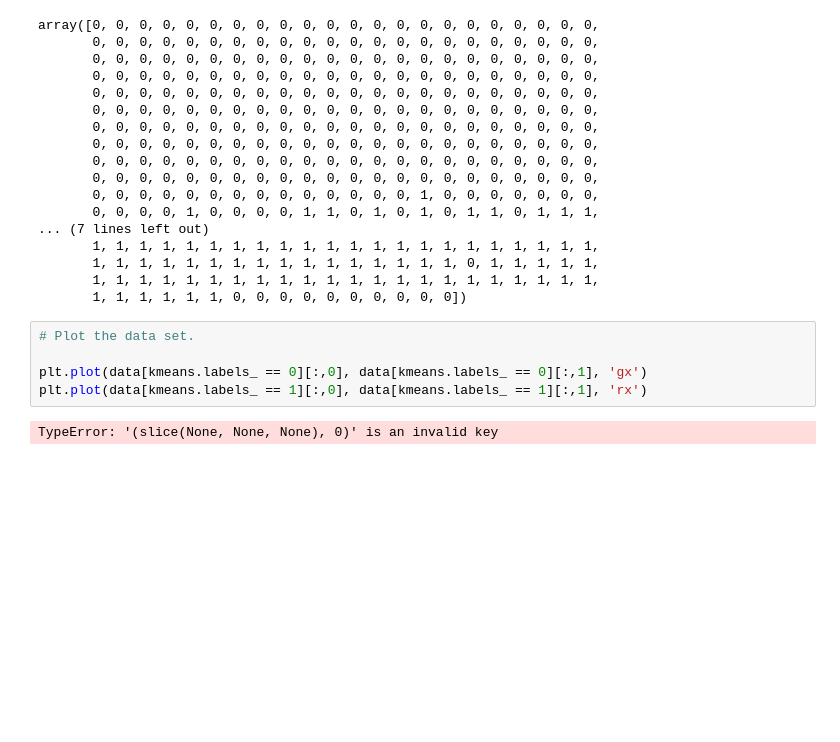
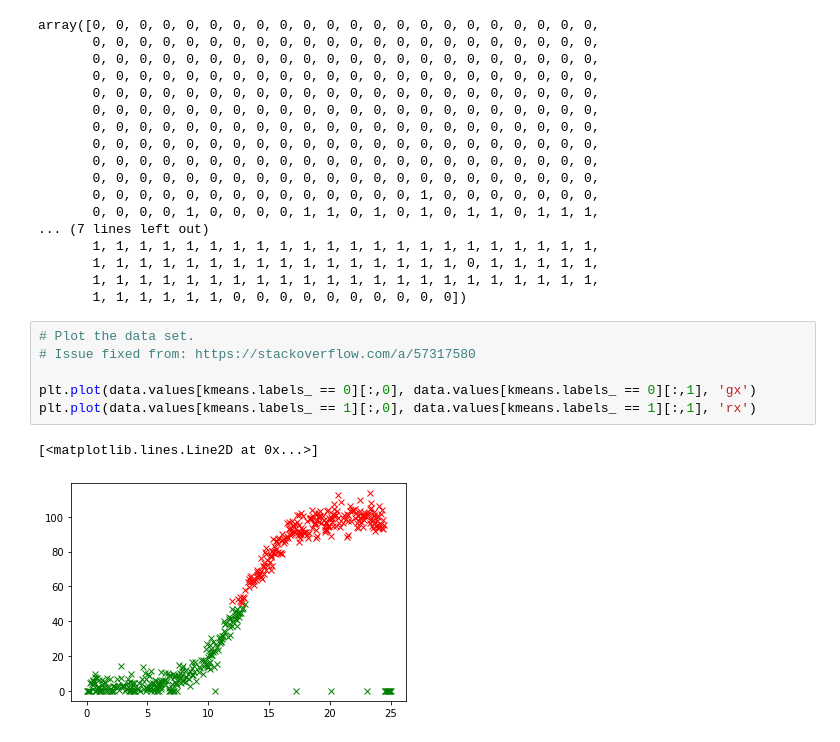
Before and after one commit to amacuga/mls-project-2020, a Jupyter notebook: Project.ipynb, the cells around one changed output. Drawn from its saved outputs; the diff is of its cells as text; blank space fills up the shorter version.

```diff
--- a/Project.ipynb
+++ b/Project.ipynb
@@ -80,8 +92,10 @@ array([0, 0, 0, 0, 0, 0, 0, 0, 0, 0, 0, 0, 0, 0, 0, 0, 0, 0, 0, 0, 0, 0,
        1, 1, 1, 1, 1, 1, 0, 0, 0, 0, 0, 0, 0, 0, 0, 0])
 # %%
 # Plot the data set.
+# Issue fixed from: https://stackoverflow.com/a/57317580
 
-plt.plot(data[kmeans.labels_ == 0][:,0], data[kmeans.labels_ == 0][:,1], 'gx')
-plt.plot(data[kmeans.labels_ == 1][:,0], data[kmeans.labels_ == 1][:,1], 'rx')
+plt.plot(data.values[kmeans.labels_ == 0][:,0], data.values[kmeans.labels_ == 0][:,1], 'gx')
+plt.plot(data.values[kmeans.labels_ == 1][:,0], data.values[kmeans.labels_ == 1][:,1], 'rx')
 # %% [output]
-TypeError: '(slice(None, None, None), 0)' is an invalid key
+[<matplotlib.lines.Line2D at 0x...>]
+[figure, added]
```
Also changed, not shown: parts of 22 cells of this notebook.
